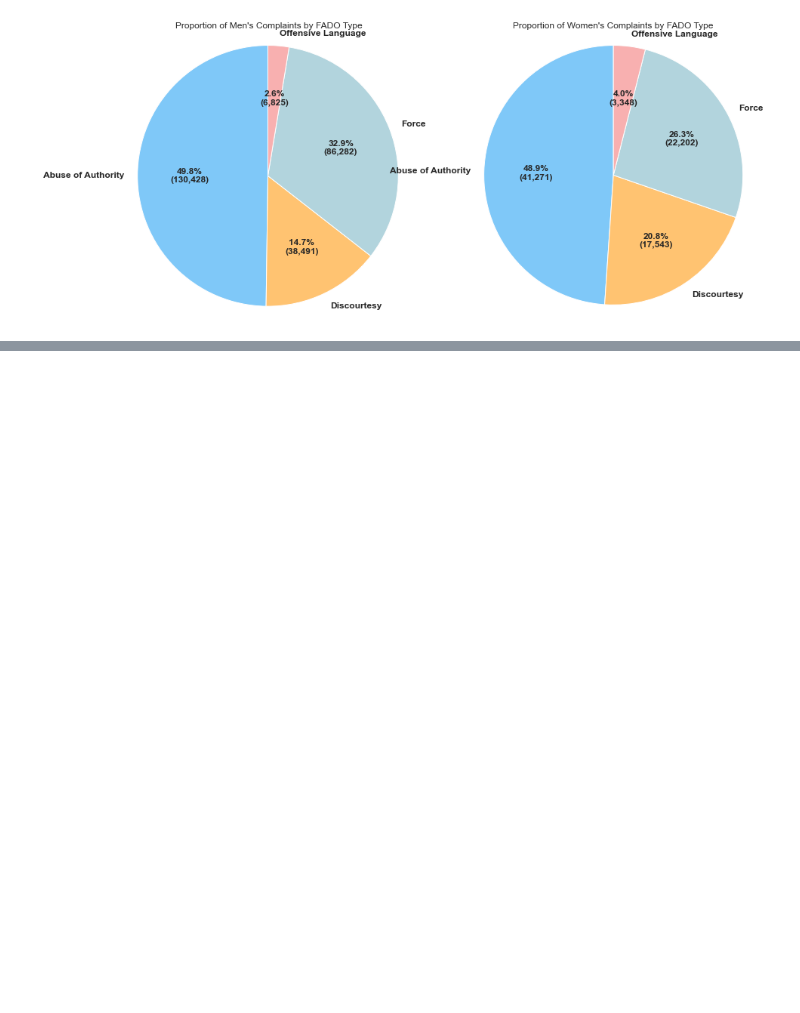
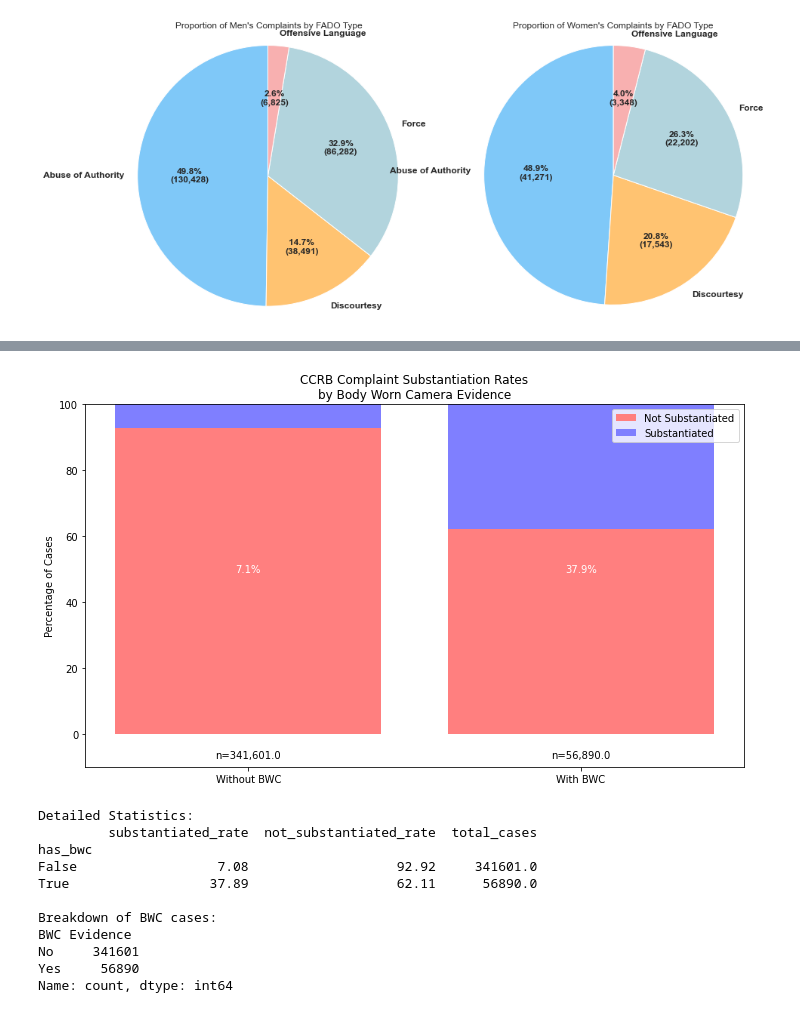
Before and after one commit to thomagin/Fagin_CCRB, a Jupyter notebook: ccrb capstone.ipynb, the cells around one changed output, grey strips where cells are left out. Drawn from its saved outputs; the diff is of its cells as text; code cells hidden in the pictures; blank space fills up the shorter version.

```diff
--- a/ccrb capstone.ipynb
+++ b/ccrb capstone.ipynb
@@ -2036,0 +2256,77 @@ plt.show()
+# %%
+import matplotlib.pyplot as plt
+import seaborn as sns
+
+# Define various forms of Substantiated outcomes
+substantiated_forms = ['Substantiated (Charges)', 'Substantiated (Command Discipline A)',
+                      'Substantiated (Command Discipline B)', 'Substantiated (Command Discipline)',
+                      'Substantiated (Formal Training)']
+
+# Create a footage indicator for BWC only
+ccrb['has_bwc'] = ccrb['BWC Evidence'] == 'Yes'
+
+# Calculate substantiation for each group
+def calculate_rates(group):
+    total = len(group)
+    substantiated = group['CCRB Complaint Disposition'].isin(substantiated_forms).sum()
+    return pd.Series({
+        'substantiated_rate': (substantiated / total) * 100,
+        'not_substantiated_rate': ((total - substantiated) / total) * 100,
+        'total_cases': total
+    })
+
+results = ccrb.groupby('has_bwc').apply(calculate_rates).round(2)
+
+# Create the stacked bar chart
+plt.figure(figsize=(10, 6))
+
+# Plot the stacked bars
+bar_width = 0.35
+plt.bar(range(len(results)), results['not_substantiated_rate'],
+        label='Not Substantiated', color='#ff7f7f')
+plt.bar(range(len(results)), results['substantiated_rate'],
+        bottom=results['not_substantiated_rate'], label='Substantiated', color='#7f7fff')
+
+# Customize the plot
+plt.xticks(range(len(results)), ['Without BWC', 'With BWC'])
+plt.ylabel('Percentage of Cases')
+plt.title('CCRB Complaint Substantiation Rates\nby Body Worn Camera Evidence')
+
+# Add value labels on the bars
+for i in range(len(results)):
+    # Add percentage labels
+    plt.text(i, 50, f"{results.iloc[i]['substantiated_rate']:.1f}%",
+             ha='center', va='center', color='white')
+
+    # Add total cases below the bars
+    plt.text(i, -5, f"n={results.iloc[i]['total_cases']:,}",
+             ha='center', va='top')
+
+plt.legend(loc='upper right')
+plt.ylim(-10, 100)  # Extend y-axis slightly below 0 to show case counts
+
+# Show plot
+plt.tight_layout()
+plt.show()
+
+# Print detailed statistics
+print("\nDetailed Statistics:")
+print(results.round(2).to_string())
+
+# Print additional breakdown
+print("\nBreakdown of BWC cases:")
+bwc_counts = ccrb['BWC Evidence'].value_counts()
+print(bwc_counts)
+# %% [output]
+[figure, added]
+Detailed Statistics:
+         substantiated_rate  not_substantiated_rate  total_cases
+has_bwc
+False                  7.08                   92.92     341601.0
+True                  37.89                   62.11      56890.0
+
+Breakdown of BWC cases:
+BWC Evidence
+No     341601
+Yes     56890
+Name: count, dtype: int64
```
Also changed, not shown: parts of 6 cells of this notebook.
